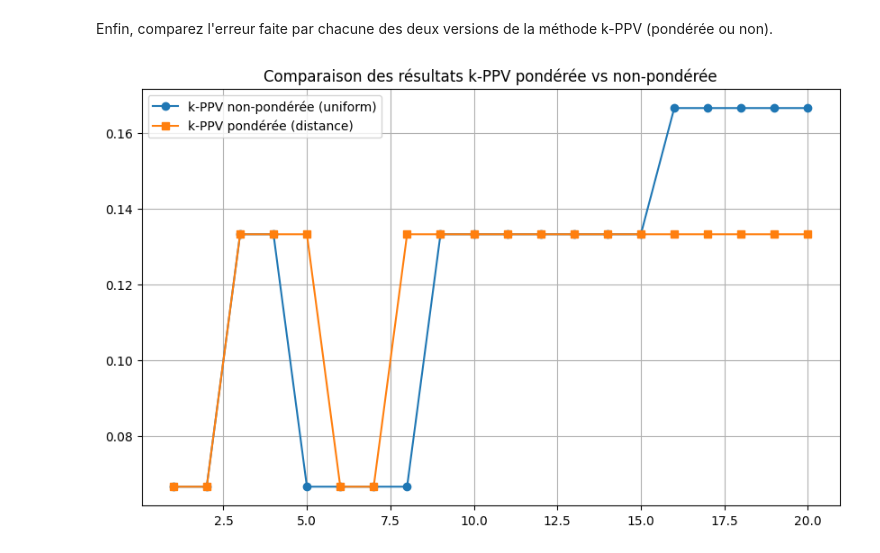
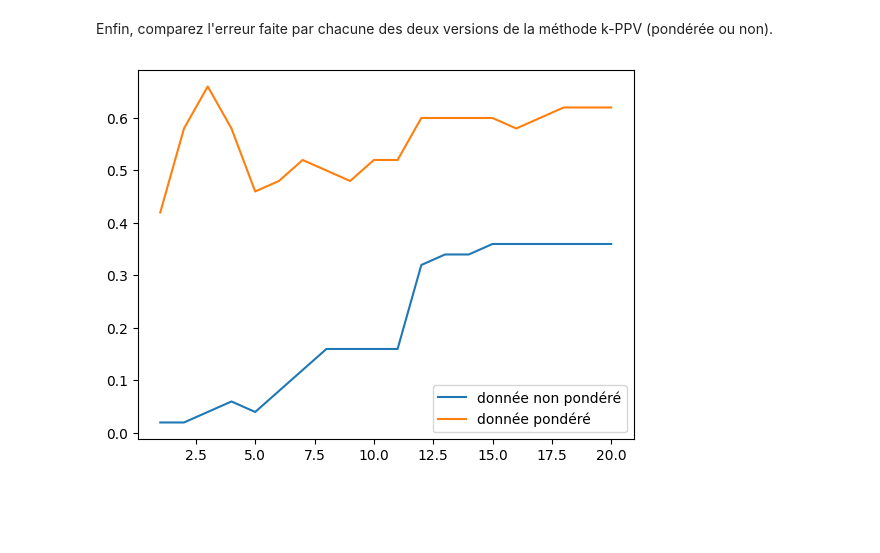
Before and after one commit to Asminouch/Semestre4_2026, a Jupyter notebook: opti/TP4 - Classer avec la méthode des k-Plus Proches Voisins-20260304/TP4_kNN.ipynb, the cells around one changed output. Saved outputs shown, nothing was run; the diff lists cells and outputs as text; code cells hidden in the pictures; blank space fills up the shorter version.

```diff
--- a/opti/TP4 - Classer avec la méthode des k-Plus Proches Voisins-20260304/TP4_kNN.ipynb
+++ b/opti/TP4 - Classer avec la méthode des k-Plus Proches Voisins-20260304/TP4_kNN.ipynb
@@ -121,7 +121,7 @@ Utilisez votre fonction pour découper notre dataset `X` en deux sous-ensembles
 
 Vérifiez que les déséquilibres des classes sont globalement respectés (relancez le découpage si certaines classes sont absentes dans l'un des deux sous-ensembles).
 # %%
-x_train, x_test, y_train, y_test= train_test_split(X, y, 0.7)
+x_train, x_test, y_train, y_test= train_test_split(X, y, 0.5)
 print(np.unique(y_train, return_counts=True))
 print(np.unique(y_test, return_counts=True))
 
@@ -232,7 +232,7 @@ class Normalizer:
     def transform(self, X):
         """renvoie X normalisé"""
         if self.min is not None and self.max is not None:
-            return (X- self.min)/self.max-self.min
+            return (X- self.min)/(self.max-self.min)
 # %% [markdown]
 Appliquez la normalisation sur l'ensemble des individus (100 descriptions) puis comparez l'erreur faite par la méthode des k-PPV avant et après normalisation. Concluez sur l'utilité de cette étape de normalisation.
 # %%
@@ -304,15 +304,10 @@ def error_kNN(k, X_train, y_train, X_test, y_test, weights='uniform'):
 # %% [markdown]
 Enfin, comparez l'erreur faite par chacune des deux versions de la méthode k-PPV (pondérée ou non).
 # %%
-error_uniform = [error_kNN(k, Xn_train, y_train, Xn_test, y_test, weights='uniform') for k in range(1, 21)]
-error_distance = [error_kNN(k, Xn_train, y_train, Xn_test, y_test, weights='distance') for k in range(1, 21)]
-
-plt.figure(figsize=(10, 6))
-plt.plot(range(1, 21), error_uniform, label="k-PPV non-pondérée (uniform)", marker='o')
-plt.plot(range(1, 21), error_distance, label="k-PPV pondérée (distance)", marker='s')
-plt.title('Comparaison des résultats k-PPV pondérée vs non-pondérée')
+error_norm = [error_kNN(k, Xn_train, y_train, Xn_test, y_test, weights='uniform') for k in range(1, 21)]
+plt.plot(range(1, 21), error_norm, label="donnée non pondéré")
+plt.plot(range(1, 21), error, label="donnée pondéré")
 plt.legend()
-plt.grid(True)
 plt.show()
 # %% [output]
-[figure, old version]
+[figure, new version]
```
Also changed, not shown: parts of 5 cells of this notebook.
